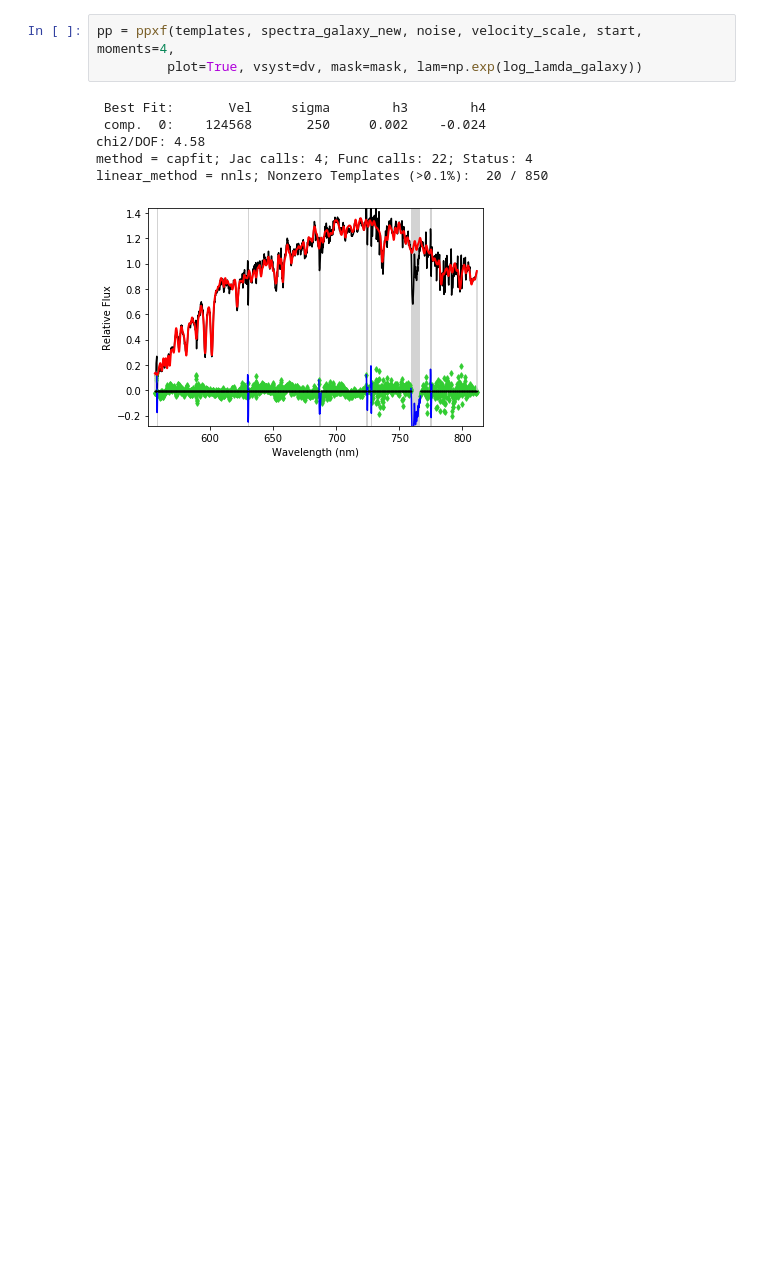
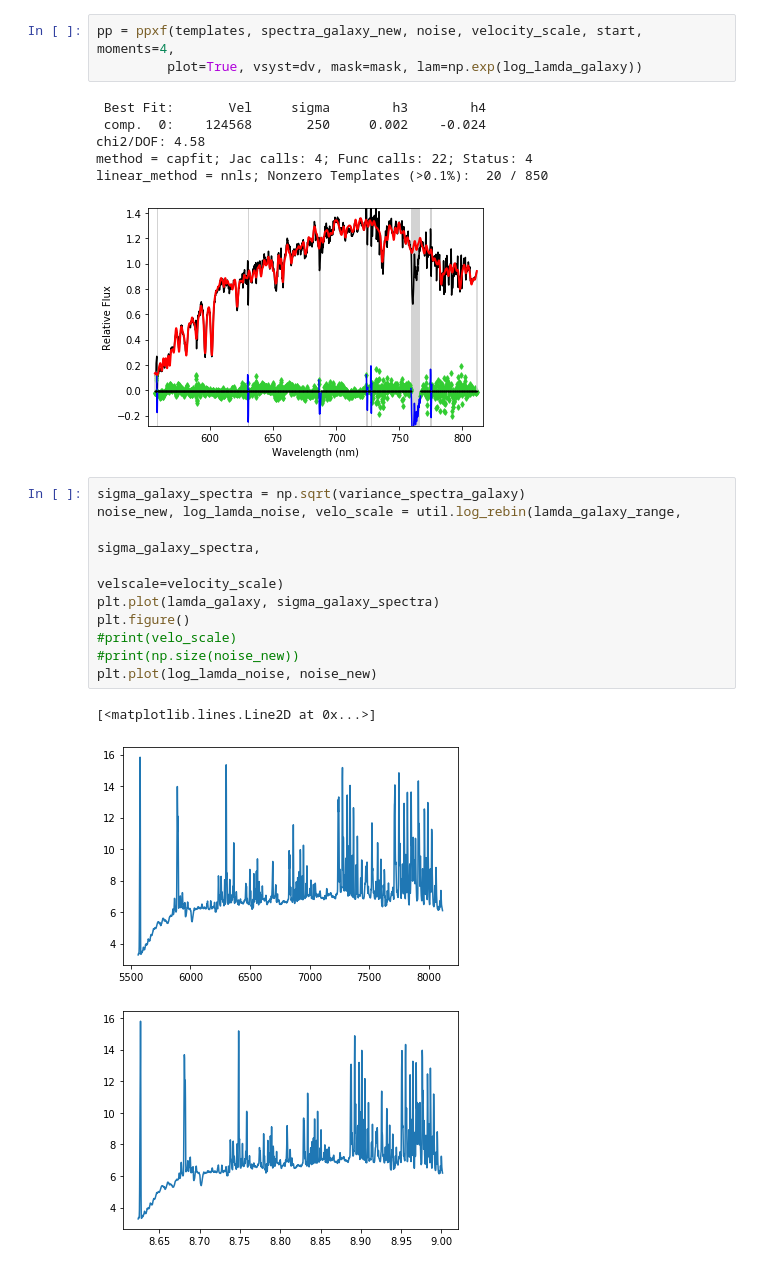
Before and after one commit to pmozumdar/ppxf_code, a Jupyter notebook: Try_Indo_US_lib.ipynb, the cells around one changed output. Drawn from its saved outputs; the diff is of its cells as text; blank space fills up the shorter version.

Commit message:
using noise as the logarithmically rebinned sigma from the variance on galaxy spectra rather than constant noise.

```diff
--- a/Try_Indo_US_lib.ipynb
+++ b/Try_Indo_US_lib.ipynb
@@ -170,3 +170,17 @@ chi2/DOF: 4.58
 method = capfit; Jac calls: 4; Func calls: 22; Status: 4
 linear_method = nnls; Nonzero Templates (>0.1%):  20 / 850
 [figure]
+# %%
+sigma_galaxy_spectra = np.sqrt(variance_spectra_galaxy)
+noise_new, log_lamda_noise, velo_scale = util.log_rebin(lamda_galaxy_range,
+                                                             sigma_galaxy_spectra,
+                                                           velscale=velocity_scale)
+plt.plot(lamda_galaxy, sigma_galaxy_spectra)
+plt.figure()
+#print(velo_scale)
+#print(np.size(noise_new))
+plt.plot(log_lamda_noise, noise_new)
+# %% [output]
+[<matplotlib.lines.Line2D at 0x...>]
+[figure, added]
+[figure, added]
```
Also changed, not shown: parts of 2 cells of this notebook.
